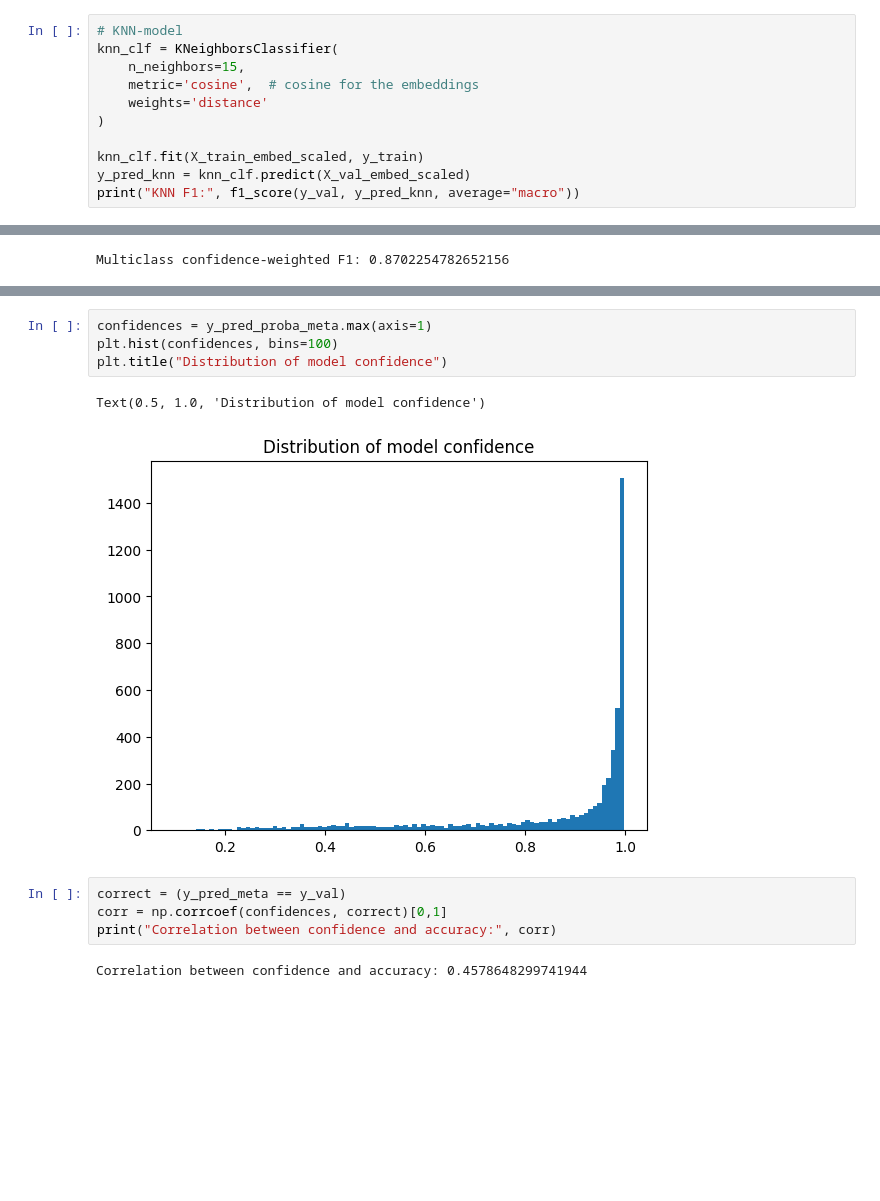
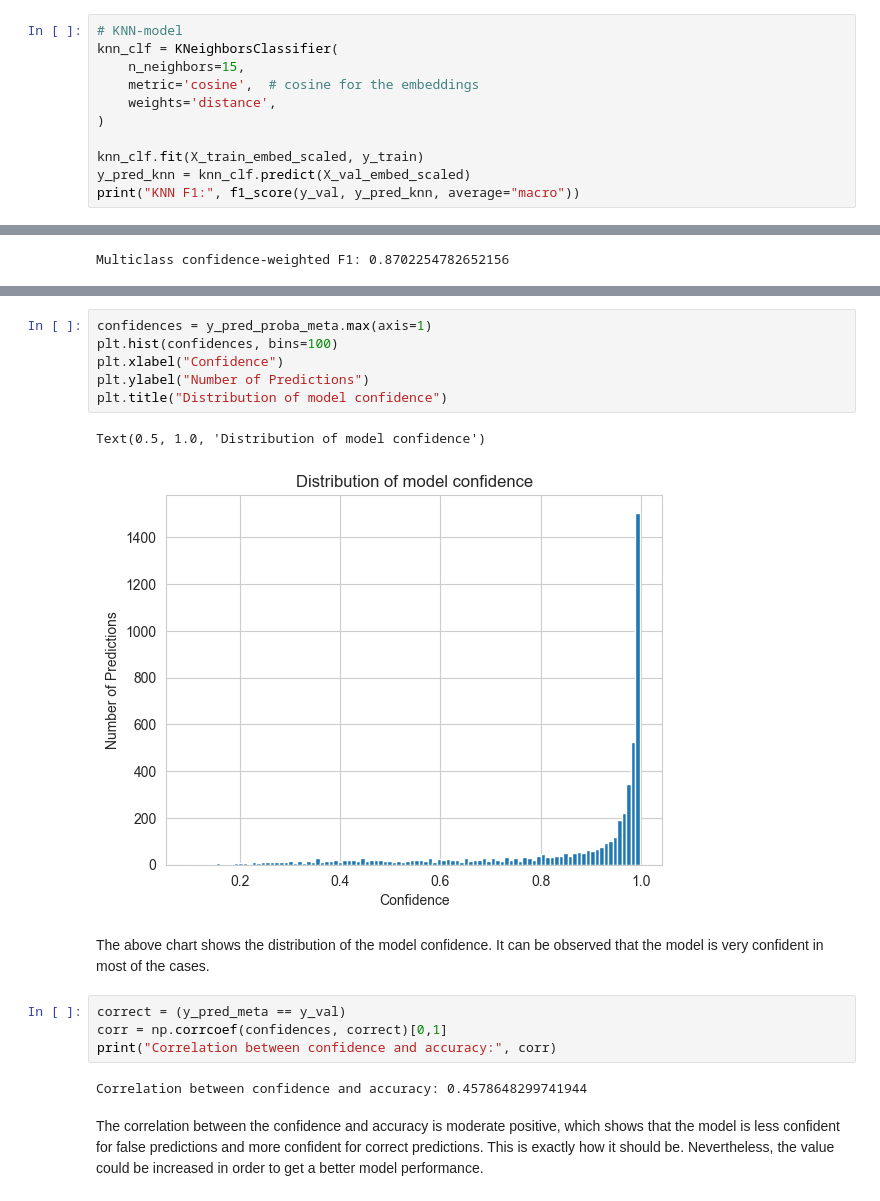
Before and after one commit to dastuzh/FDS25-T043, a Jupyter notebook: code_skeleton_industry_classification.ipynb, the cells around one changed output, grey strips where cells are left out. Drawn from its saved outputs; the diff is of its cells as text; blank space fills up the shorter version.

```diff
--- a/code_skeleton_industry_classification.ipynb
+++ b/code_skeleton_industry_classification.ipynb
@@ -536,7 +580,7 @@ X_val_embed_scaled = scaler_embed.transform(X_val_embed)
 knn_clf = KNeighborsClassifier(
     n_neighbors=15,
     metric='cosine',  # cosine for the embeddings
-    weights='distance'
+    weights='distance',
 )
 
 knn_clf.fit(X_train_embed_scaled, y_train)
@@ -670,16 +754,22 @@ Weighted confidence-weighted F1: 0.889516301277572
 # %%
 confidences = y_pred_proba_meta.max(axis=1)
 plt.hist(confidences, bins=100)
+plt.xlabel("Confidence")
+plt.ylabel("Number of Predictions")
 plt.title("Distribution of model confidence")
 # %% [output]
 Text(0.5, 1.0, 'Distribution of model confidence')
-[figure, old version]
+[figure, new version]
+# %% [markdown]
+The above chart shows the distribution of the model confidence. It can be observed that the model is very confident in most of the cases.
 # %%
 correct = (y_pred_meta == y_val)
 corr = np.corrcoef(confidences, correct)[0,1]
 print("Correlation between confidence and accuracy:", corr)
 # %% [output]
 Correlation between confidence and accuracy: 0.4578648299741944
+# %% [markdown]
+The correlation between the confidence and accuracy is moderate positive, which shows that the model is less confident for false predictions and more confident for correct predictions. This is exactly how it should be. Nevertheless, the value could be increased in order to get a better model performance.
 # %%
 # We look at the maximal predicted probability for each sample
 confidences = y_pred_proba_meta.max(axis=1)
```
Also changed, not shown: parts of 40 cells of this notebook.
